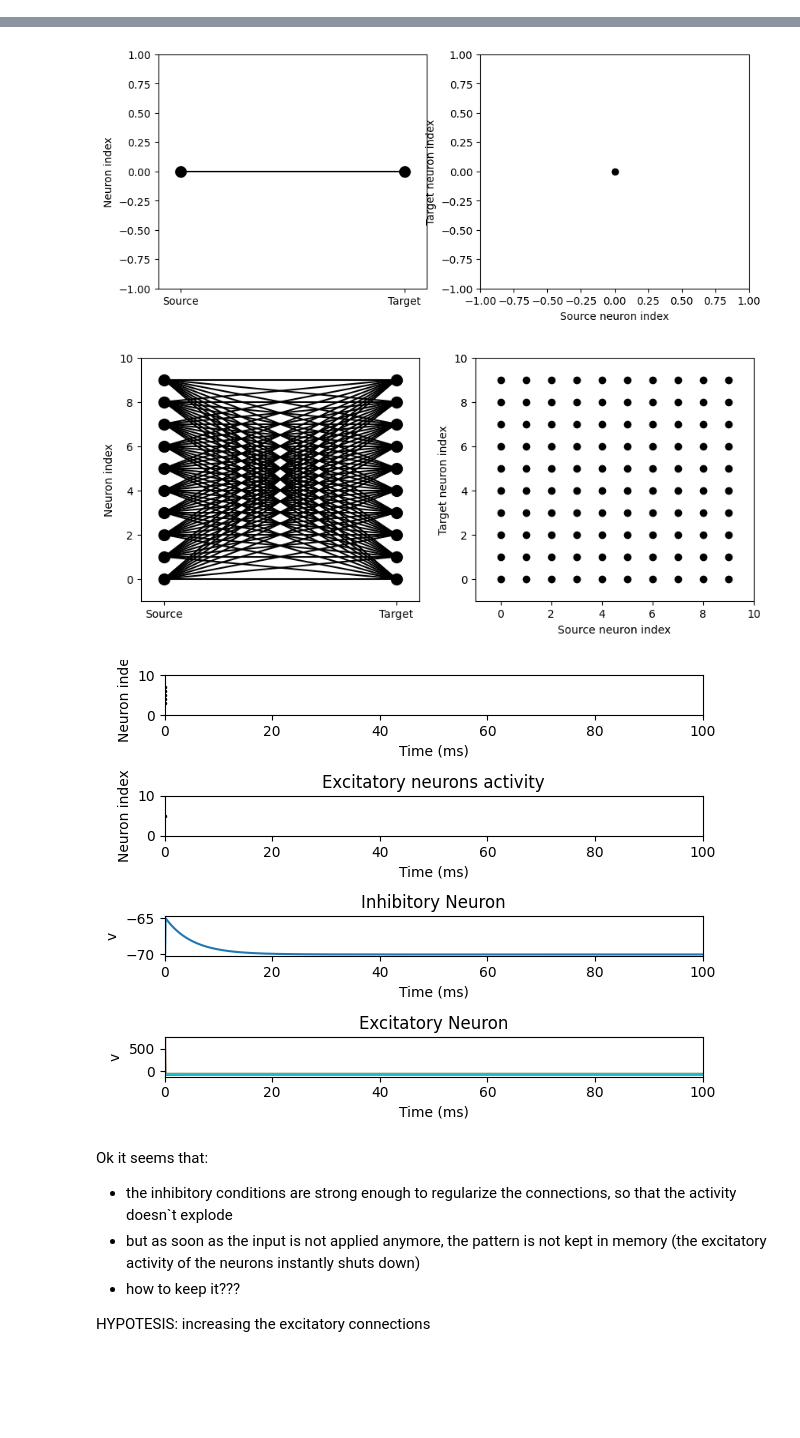
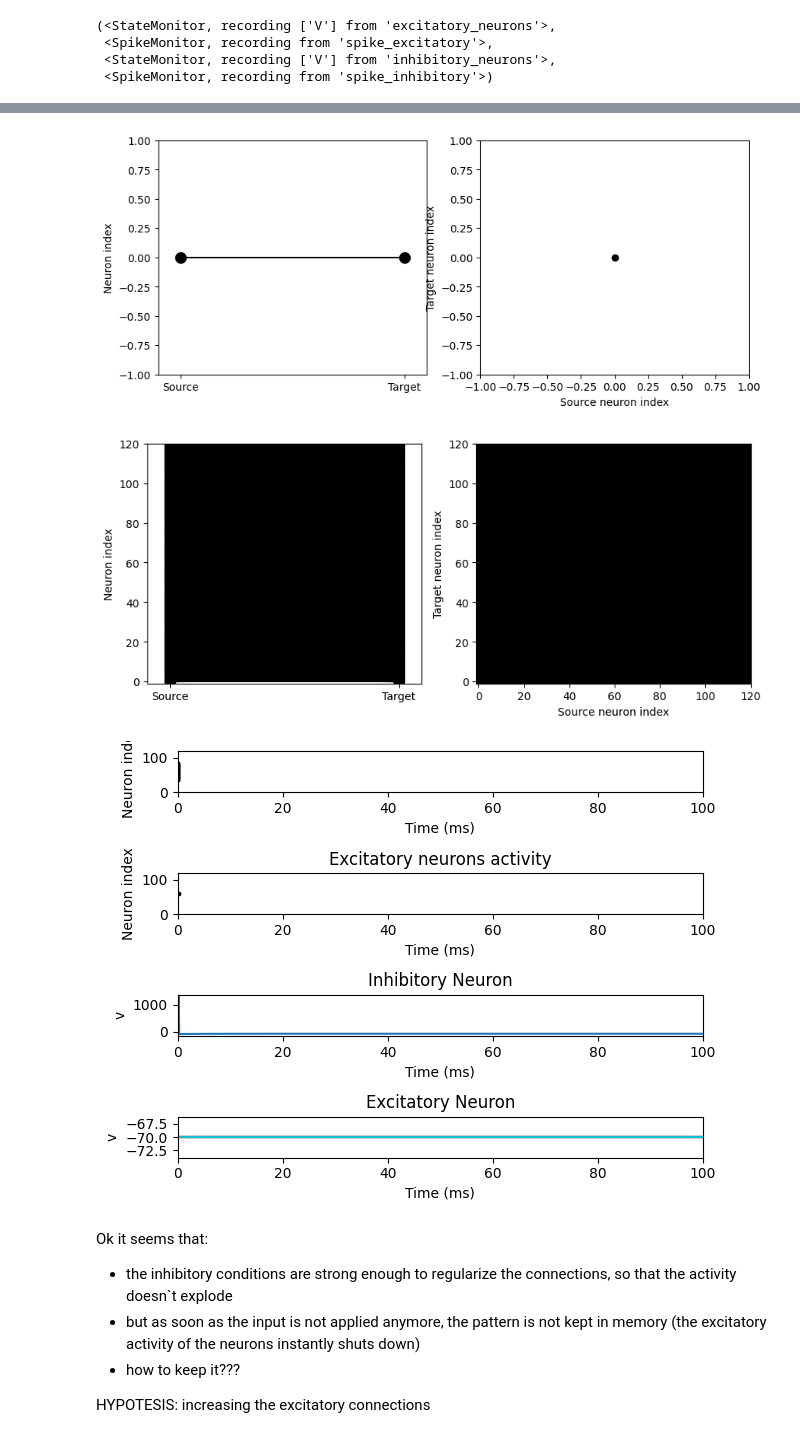
Before and after one commit to BernardMaacaron/JointAttractorNets, a Jupyter notebook: RingAttractorExample.ipynb, the cells around one changed output, grey strips where cells are left out. Saved outputs shown, nothing was run; the diff lists cells and outputs as text; code cells hidden in the pictures; blank space fills up the shorter version.

```diff
--- a/RingAttractorExample.ipynb
+++ b/RingAttractorExample.ipynb
@@ -75,12 +78,12 @@ def simulate(duration, plot_states=False): #, input_weights=None, nput_gen=0, ):
         #     N=10, indices = np.concatenate([4*np.ones(100), 5*np.ones(100)],axis=0), times= np.concatenate([np.linspace(0,20,100), np.linspace(0,20,100)],axis=0)*ms
         # )
 
-        gaussian_gen = Gaussian_Input_Generator(n=10, m=0.8, mu=180, sigma=2, noise=False)
+        gaussian_gen = Gaussian_Input_Generator(n=120, m=0.8, mu=180, sigma=2, noise=False)
         input_gen = gaussian_gen.to_brian2_neuron_group()
         input_weights = gaussian_gen.generate_cue()
 
         # TODO: FIx the weights
-        obj_network = RingAttractor(N=10,wee = 10*mV, wei = 5*mV, wie = 10 *mV, wii = 4 *mV)
+        obj_network = RingAttractor(N=120,wee = 460*mV, wei = 460*mV, wie = 4200*mV, wii = 5600*mV)
 
         connecting_input = Synapses(input_gen, obj_network.excitatory_neurons, model='W_input : volt', name="input_synapses", on_pre="V_post += W_input")
         connecting_input.connect(j="i")
@@ -155,0 +190,4 @@ simulate(duration=100*ms, plot_states=True) #, input_gen=input_gen, input_weight
+(<StateMonitor, recording ['V'] from 'excitatory_neurons'>,
+ <SpikeMonitor, recording from 'spike_excitatory'>,
+ <StateMonitor, recording ['V'] from 'inhibitory_neurons'>,
+ <SpikeMonitor, recording from 'spike_inhibitory'>)
@@ -158,6 +196,6 @@ simulate(duration=100*ms, plot_states=True) #, input_gen=input_gen, input_weight
 [figure]
-[figure, old version]
+[figure, new version]
-[figure, old version]
+[figure, new version]
 # %% [markdown]
 Ok it seems that:
 - the inhibitory conditions are strong enough to regularize the connections, so that the activity doesn`t explode
```
Also changed, not shown: parts of 2 cells of this notebook.
